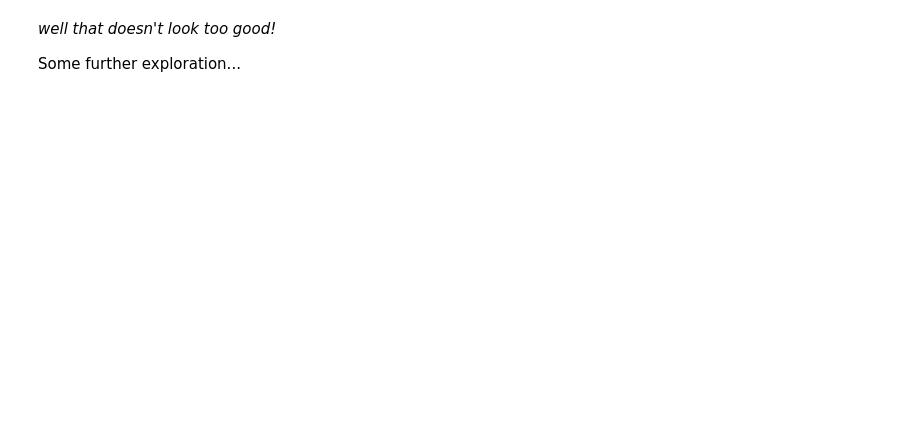
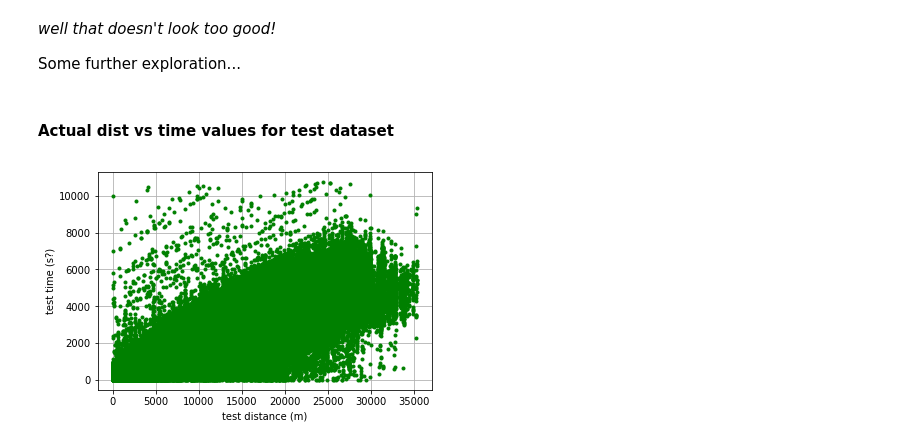
Before and after one commit to andaca/bus_data_model_exploration_notebook, a Jupyter notebook: model_exploration.ipynb, the cells around one changed output. Drawn from its saved outputs; the diff is of its cells as text; code cells hidden in the pictures; blank space fills up the shorter version.

Commit message:
added plots

```diff
--- a/model_exploration.ipynb
+++ b/model_exploration.ipynb
@@ -78,3 +79,17 @@ print('{:,}'.format(metrics.mean_squared_error(y_test, y_pred)))
 _well that doesn't look too good!_
 
 Some further exploration...
+# %% [markdown]
+#### Actual dist vs time values for test dataset
+# %%
+plt.plot(x_test, y_test, 'g.')
+
+# https://stackoverflow.com/questions/37470734/python-matplotlib-giving-error-overflowerror-in-draw-path-exceeded-cell-bloc
+mpl.rcParams['agg.path.chunksize'] = 10000
+
+plt.xlabel('test distance (m)')
+plt.ylabel('test time (s?)')
+plt.grid(True)
+plt.show()
+# %% [output]
+[figure, added]
```
Also changed, not shown: parts of 6 cells of this notebook, 1 other file.
